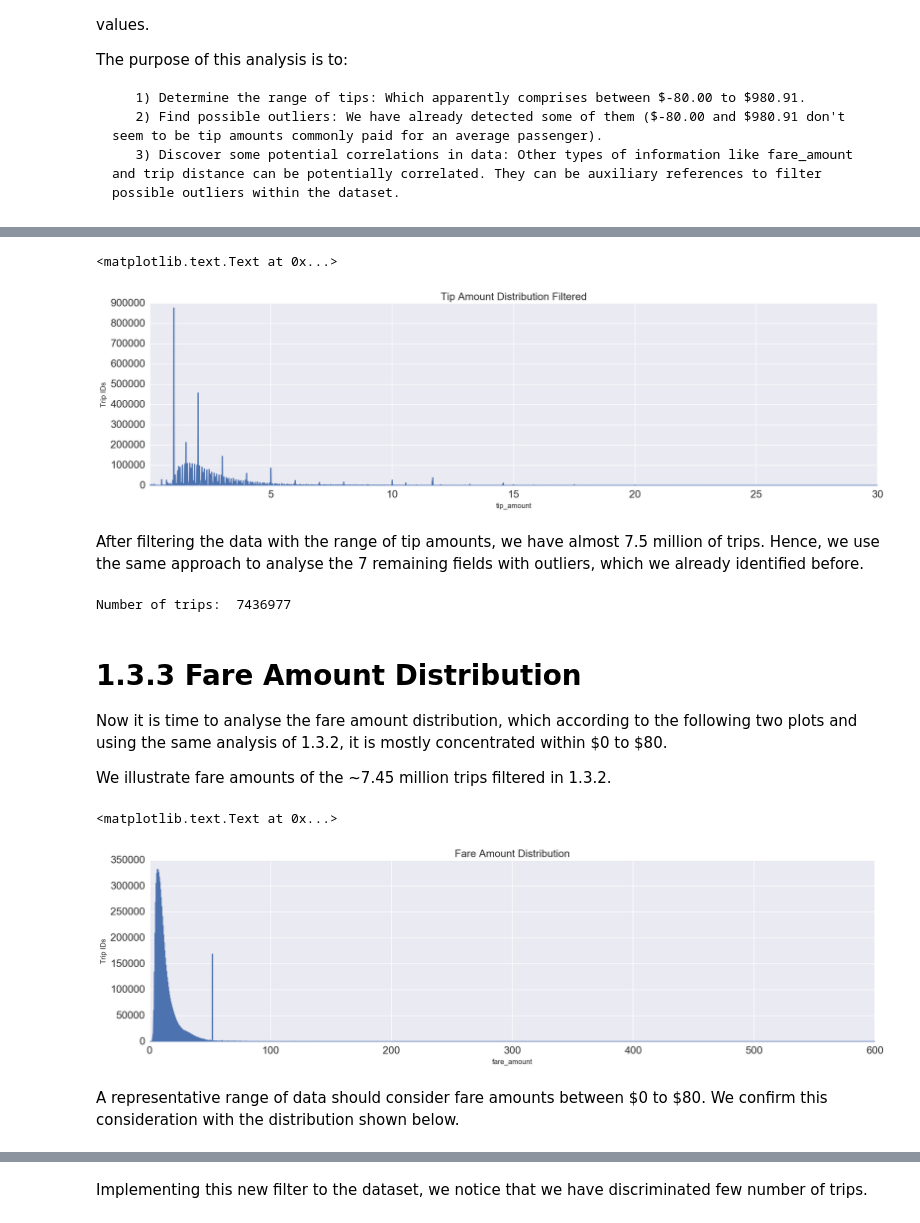
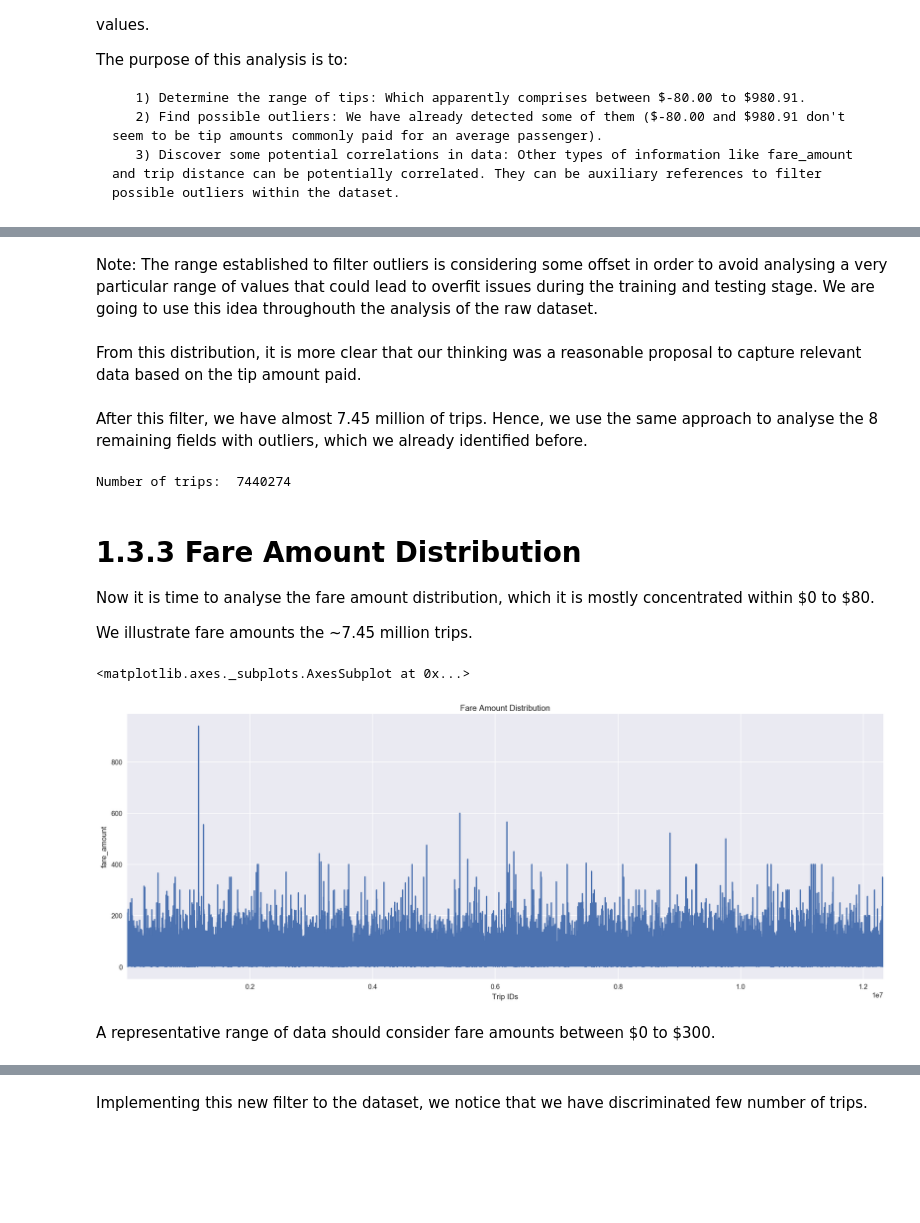
Before and after one commit to Riccocez/NYC-Taxi-Tips, a Jupyter notebook: 1. Analysis & Planning Stage.ipynb, the cells around one changed output, grey strips where cells are left out. Saved outputs shown, nothing was run; the diff lists cells and outputs as text; code cells hidden in the pictures; blank space fills up the shorter version.

```diff
--- a/1. Analysis & Planning Stage.ipynb
+++ b/1. Analysis & Planning Stage.ipynb
@@ -139,5 +139,14 @@ We compare the tip_amount with the fare_amount and the toll_amount before defini
 # %%
-axes_tip = raw_data.groupby(['tip_amount']).size().plot(kind='line', figsize=(20,5), fontsize = 16)
-axes_tip.set_title('Tip Amount Distribution', fontsize = 16)
-axes_tip.set_ylabel('Trip IDs')
+#axes_tip = raw_data.groupby(['tip_amount']).size().plot(kind='line', figsize=(20,5), fontsize = 16)
+#axes_tip.set_title('Tip Amount Distribution', fontsize = 16)
+#axes_tip.set_ylabel('Trip IDs')
+
+filtered_data = raw_data.loc[(raw_data.tip_amount > 0 ) & (raw_data.tip_amount <= 200)]
+tip_filtered = filtered_data['tip_amount']
+
+plt.figure(figsize = (20,7))
+plt.ylabel('tip_amount')
+plt.title('Tip Amount Distribution Filtered', fontsize = 16)
+plt.ylabel('trip IDs')
+tip_filtered.plot()
 # %% [output]
@@ -150,30 +155,35 @@ ONLY in the plot below, we exclude the trips with no tip ( \$0 ) to have a bette
-# %%
-filtered_data = raw_data.loc[(raw_data.tip_amount > 0 ) & (raw_data.tip_amount <= 30)]
-zoom_axes_tip = filtered_data.groupby(['tip_amount'] ).size().plot(kind='line', figsize=(20,5), fontsize = 16)
-zoom_axes_tip.set_title('Tip Amount Distribution Filtered', fontsize = 16)
-zoom_axes_tip.set_ylabel('Trip IDs')
-# %% [output]
-<matplotlib.text.Text at 0x...>
-[figure, removed]
+# %% [markdown]
+Note: The range established to filter outliers is considering some offset in order to avoid analysing a very particular range of values that could lead to overfit issues during the training and testing stage. We are going to use this idea throughouth the analysis of the raw dataset.
+# %% [markdown]
+From this distribution, it is more clear that our thinking was a reasonable proposal to capture relevant data based on the tip amount paid.
 # %% [markdown]
-After filtering the data with the range of tip amounts, we have almost 7.5 million of trips. Hence, we use the same approach to analyse the 7 remaining fields with outliers, which we already identified before.
+After this filter, we have almost 7.45 million of trips. Hence, we use the same approach to analyse the 8 remaining fields with outliers, which we already identified before.
 # %%
 print 'Number of trips: ', len(filtered_data)
 # %% [output]
-Number of trips:  7436977
+Number of trips:  7440274
 # %% [markdown]
 
 # 1.3.3 Fare Amount Distribution
 
-Now it is time to analyse the fare amount distribution, which according to the following two plots and using the same analysis of 1.3.2, it is mostly concentrated within \$0 to \$80.
+Now it is time to analyse the fare amount distribution, which it is mostly concentrated within \$0 to \$80.
 
-We illustrate fare amounts of the ~7.45 million trips filtered in 1.3.2.
+We illustrate fare amounts the ~7.45 million trips.
 # %%
-axes_fare = filtered_data.groupby(['fare_amount'] ).size().plot(kind='line', figsize=(20,5), fontsize = 16)
-axes_fare.set_title('Fare Amount Distribution', fontsize = 16)
-axes_fare.set_ylabel('Trip IDs')
+fare_amounts = filtered_data['fare_amount']
+
+plt.figure(figsize = (20,7))
+plt.ylabel('fare_amount')
+plt.title('Fare Amount Distribution')
+plt.xlabel('Trip IDs')
+
+fare_amounts.plot()
+
+#axes_fare = filtered_data.groupby(['fare_amount'] ).size().plot(kind='line', figsize=(20,5), fontsize = 16)
+#axes_fare.set_title('Fare Amount Distribution', fontsize = 16)
+#axes_fare.set_ylabel('Trip IDs')
 # %% [output]
-<matplotlib.text.Text at 0x...>
+<matplotlib.axes._subplots.AxesSubplot at 0x...>
-[figure, old version]
+[figure, new version]
 # %% [markdown]
-A representative range of data should consider fare amounts between \$0 to \$80. We confirm this consideration with the distribution shown below.
+A representative range of data should consider fare amounts between \$0 to \$300.
```
Also changed, not shown: parts of 42 cells of this notebook, 1 other file.
